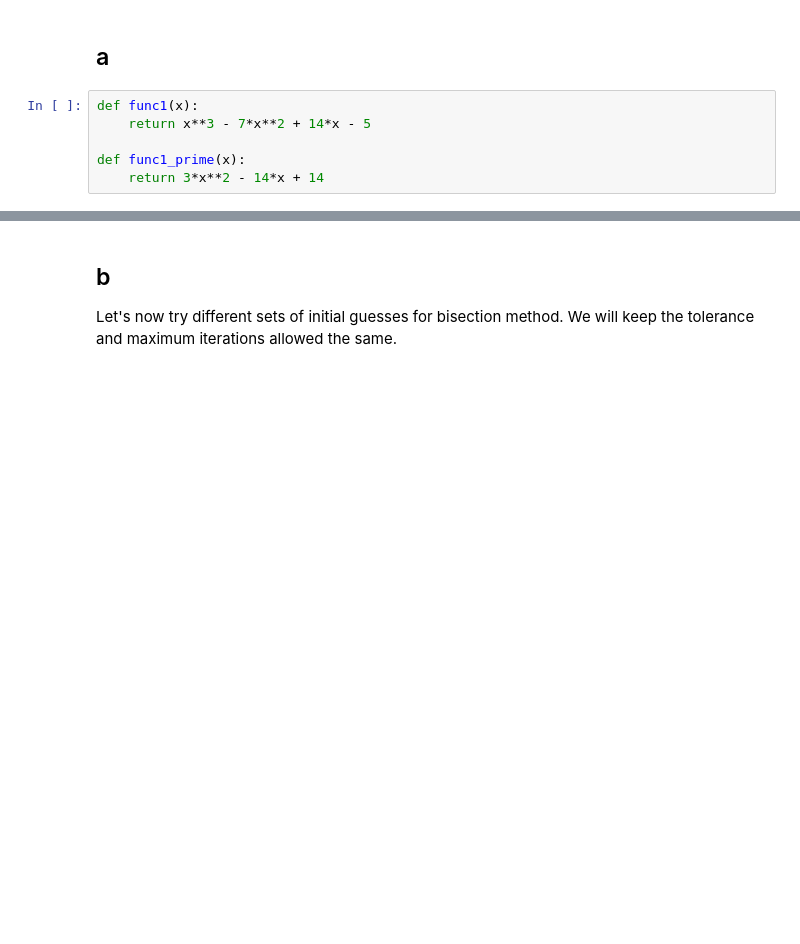
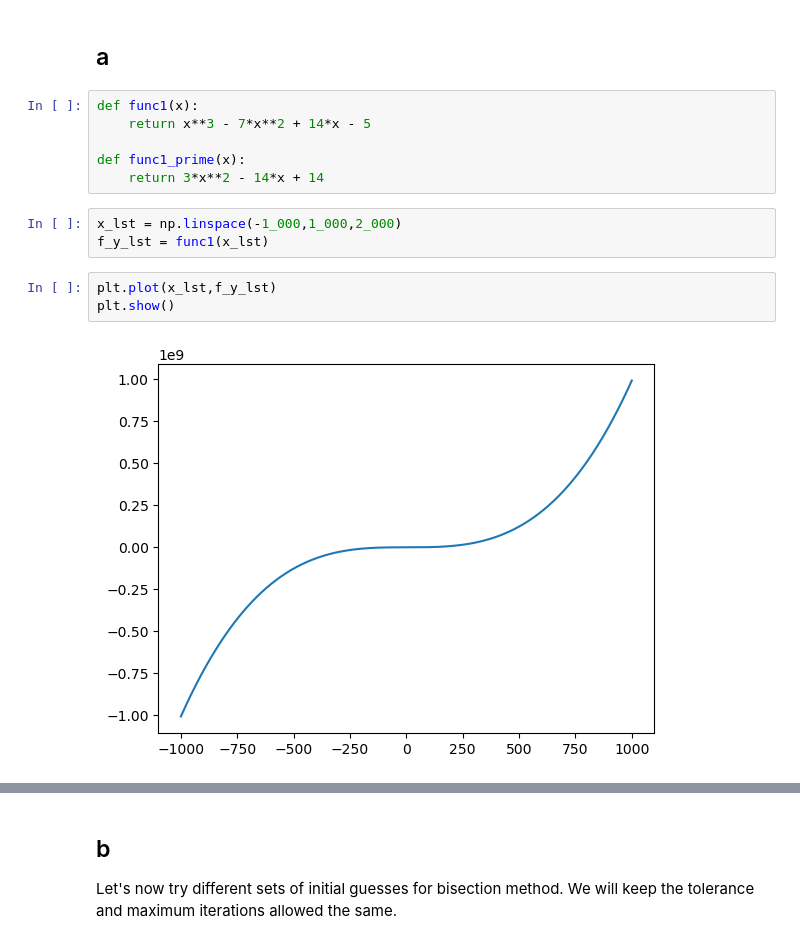
Before and after one commit to gilgarcia-01/ASTR5900, a Jupyter notebook: hw/hw2/ggarcia_CompAstro_hw2.ipynb, the cells around one changed output, grey strips where cells are left out. Drawn from its saved outputs; the diff is of its cells as text; blank space fills up the shorter version.

```diff
--- a/hw/hw2/ggarcia_CompAstro_hw2.ipynb
+++ b/hw/hw2/ggarcia_CompAstro_hw2.ipynb
@@ -47,6 +47,14 @@ def func1(x):
 
 def func1_prime(x):
     return 3*x**2 - 14*x + 14
+# %%
+x_lst = np.linspace(-1_000,1_000,2_000)
+f_y_lst = func1(x_lst)
+# %%
+plt.plot(x_lst,f_y_lst)
+plt.show()
+# %% [output]
+[figure, added]
 # %%
 #bisection method
 
```
Also changed, not shown: parts of 33 cells of this notebook.
